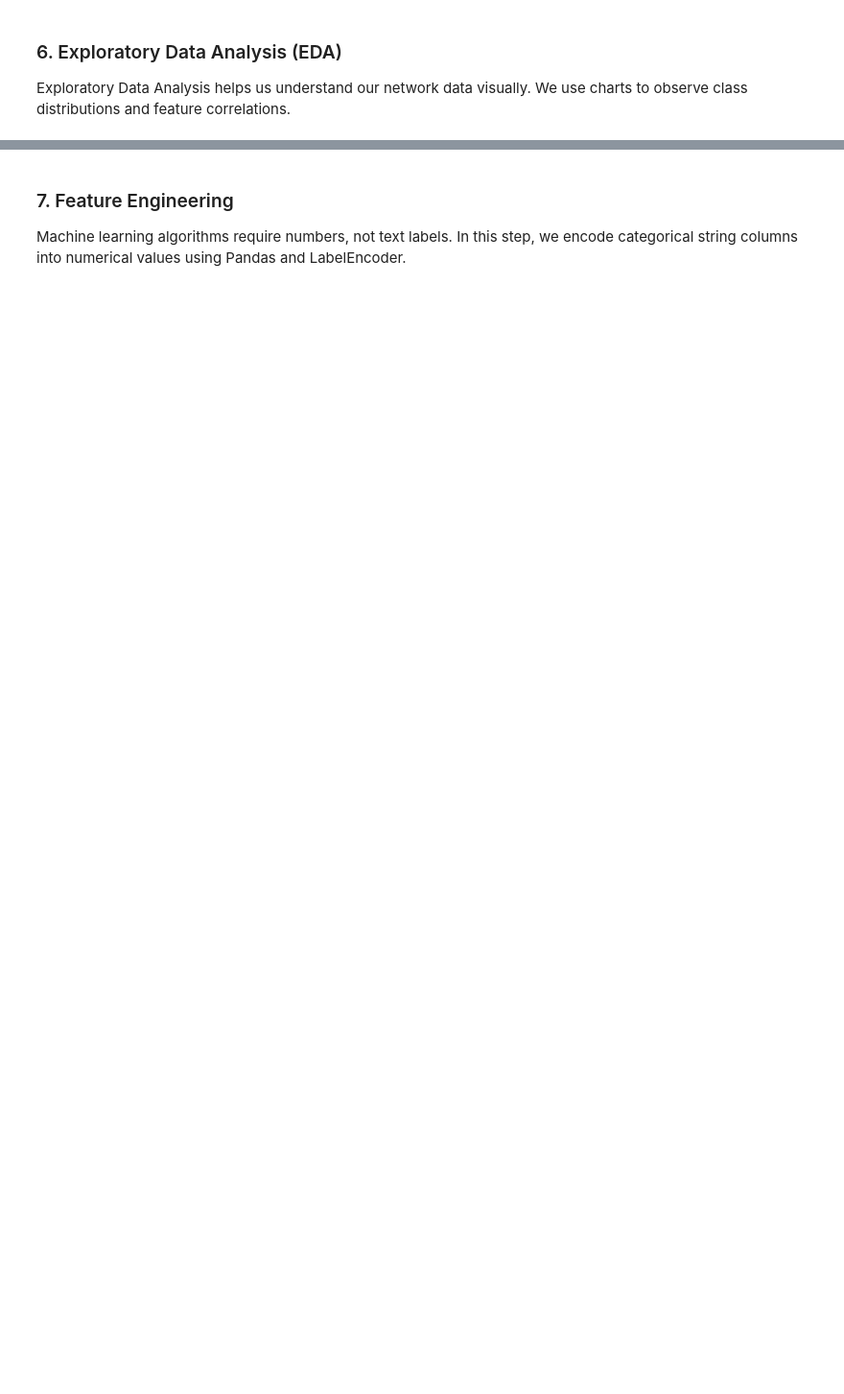
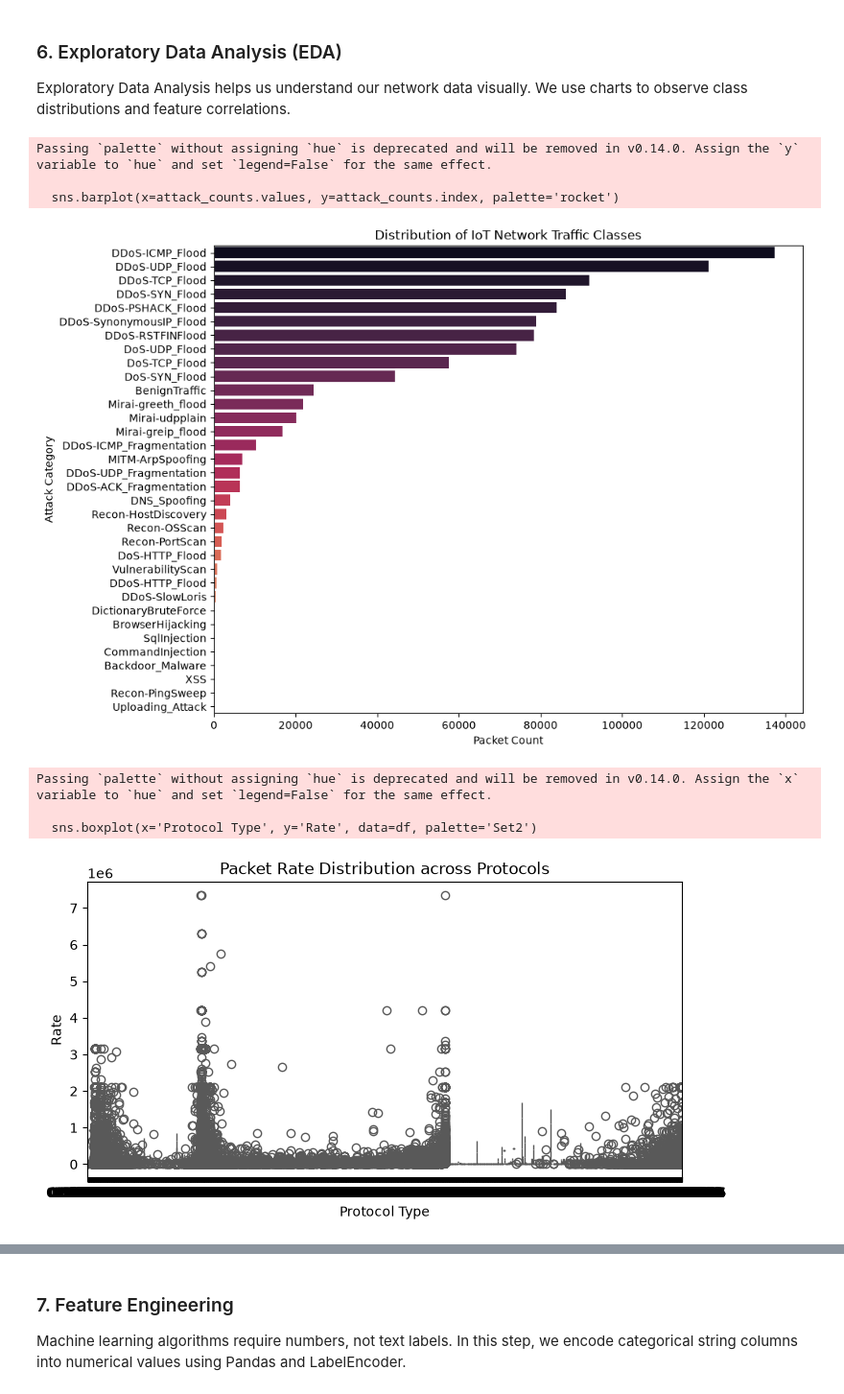
Before and after one commit to jesin14/Cyber-Attack-Classification, a Jupyter notebook: IoT_Network_Intrusion_Model.ipynb, the cells around one changed output, grey strips where cells are left out. Shown at 96% size. Saved outputs shown, nothing was run; the diff lists cells and outputs as text; code cells hidden in the pictures; blank space fills up the shorter version.

```diff
--- a/IoT_Network_Intrusion_Model.ipynb
+++ b/IoT_Network_Intrusion_Model.ipynb
@@ -79,23 +124,33 @@ print("Data cleaning completed successfully!")
 Exploratory Data Analysis helps us understand our network data visually. We use charts to observe class distributions and feature correlations.
 # %%
 # 1. Target Variable Distribution (Bar Plot)
-plt.figure(figsize=(10, 4))
-attack_counts = df['label'].value_counts()
+plt.figure(figsize=(10, 8))
+target_col = 'label' if 'label' in df.columns else df.columns[-1]
+attack_counts = df[target_col].value_counts()
 sns.barplot(x=attack_counts.values, y=attack_counts.index, palette='rocket')
 plt.title('Distribution of IoT Network Traffic Classes')
 plt.xlabel('Packet Count')
 plt.ylabel('Attack Category')
 plt.show()
 
-# 2. Protocol Type vs Packet Rate (Boxplot)
+# 2. Protocol Type vs Packet Rate (Boxplot with correct column name)
 plt.figure(figsize=(8, 4))
-sns.boxplot(x='Protocol_Type', y='Rate', data=df, palette='Set2')
+sns.boxplot(x='Protocol Type', y='Rate', data=df, palette='Set2')
 plt.title('Packet Rate Distribution across Protocols')
 plt.show()
 
 # 3. Correlation Heatmap for Numerical Features
 plt.figure(figsize=(8, 6))
 numeric_df = df.select_dtypes(include=[np.number])
 sns.heatmap(numeric_df.iloc[:, :6].corr(), annot=True, cmap='coolwarm', fmt='.2f')
 plt.title('Correlation Heatmap (Sample Features)')
 plt.show()
+# %% [output]
+Passing `palette` without assigning `hue` is deprecated and will be removed in v0.14.0. Assign the `y` variable to `hue` and set `legend=False` for the same effect.
+
+  sns.barplot(x=attack_counts.values, y=attack_counts.index, palette='rocket')
+[figure, added]
+Passing `palette` without assigning `hue` is deprecated and will be removed in v0.14.0. Assign the `x` variable to `hue` and set `legend=False` for the same effect.
+
+  sns.boxplot(x='Protocol Type', y='Rate', data=df, palette='Set2')
+[figure, added]
```
Also changed, not shown: parts of 13 cells of this notebook.
